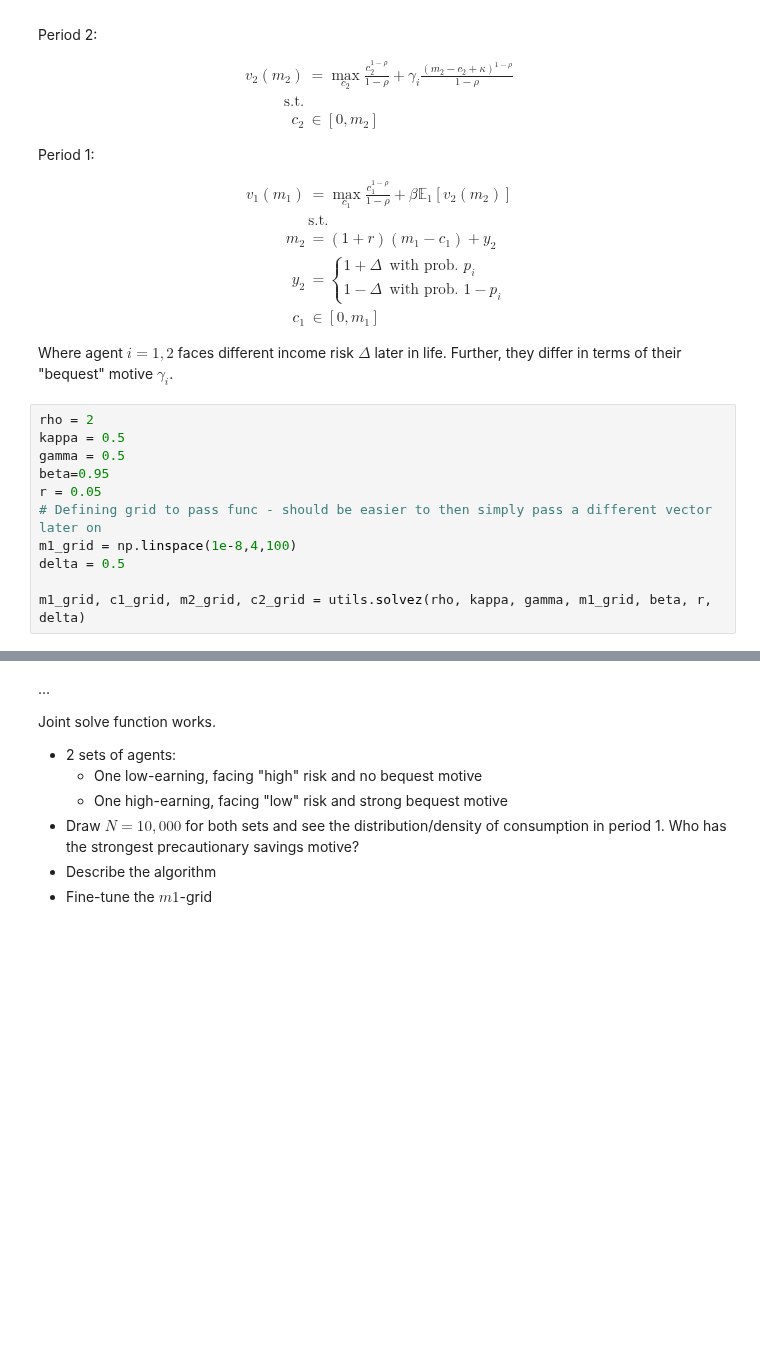
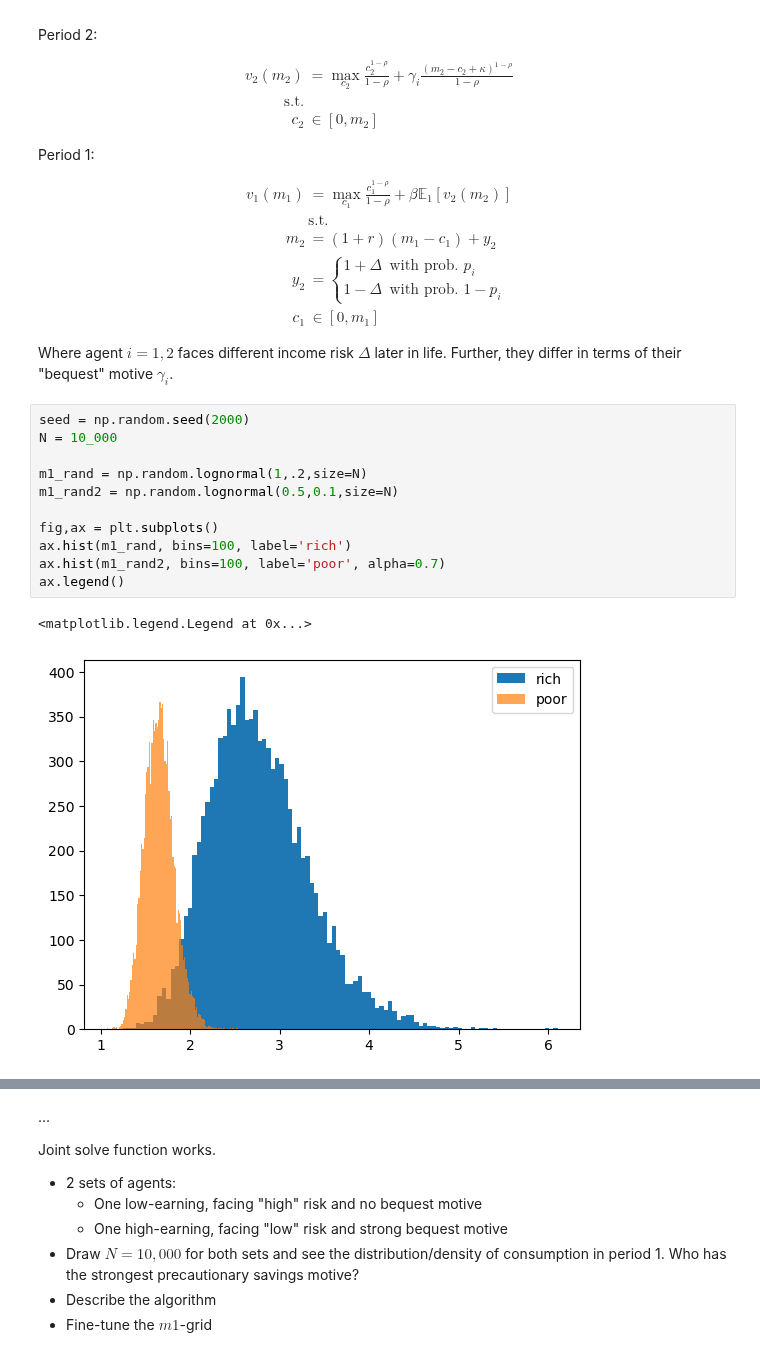
Before and after one commit to NumEconCopenhagen/projects-2024-jbh, a Jupyter notebook: modelproject/modelproject.ipynb, the cells around one changed output, grey strips where cells are left out. Cells and saved outputs as stored; diff of their text form; blank space fills up the shorter version.

```diff
--- a/modelproject/modelproject.ipynb
+++ b/modelproject/modelproject.ipynb
@@ -229,14 +229,17 @@ c_1&\in [0,m_1]
 $$
 
 Where agent $i = 1,2$ faces different income risk $\Delta$ later in life. Further, they differ in terms of their "bequest" motive $\gamma_i$.
-# %%
-rho = 2
-kappa = 0.5
-gamma = 0.5
-beta=0.95
-r = 0.05
-# Defining grid to pass func - should be easier to then simply pass a different vector later on
-m1_grid = np.linspace(1e-8,4,100)
-delta = 0.5
-
-m1_grid, c1_grid, m2_grid, c2_grid = utils.solvez(rho, kappa, gamma, m1_grid, beta, r, delta)
+# %%
+seed = np.random.seed(2000)
+N = 10_000
+
+m1_rand = np.random.lognormal(1,.2,size=N)
+m1_rand2 = np.random.lognormal(0.5,0.1,size=N)
+
+fig,ax = plt.subplots()
+ax.hist(m1_rand, bins=100, label='rich')
+ax.hist(m1_rand2, bins=100, label='poor', alpha=0.7)
+ax.legend()
+# %% [output]
+<matplotlib.legend.Legend at 0x...>
+[figure, added]
```
Also changed, not shown: parts of 5 cells of this notebook, 1 other file.
